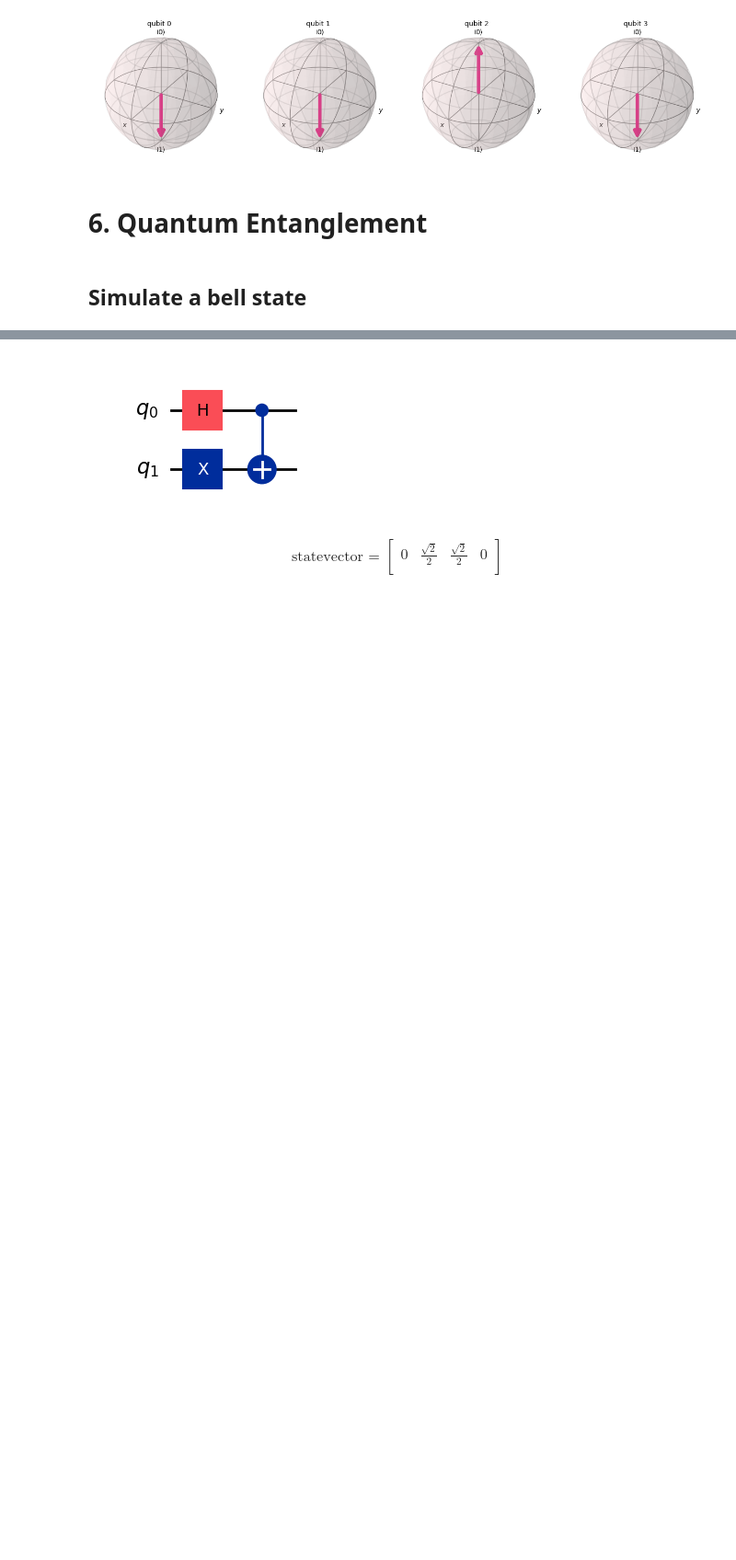
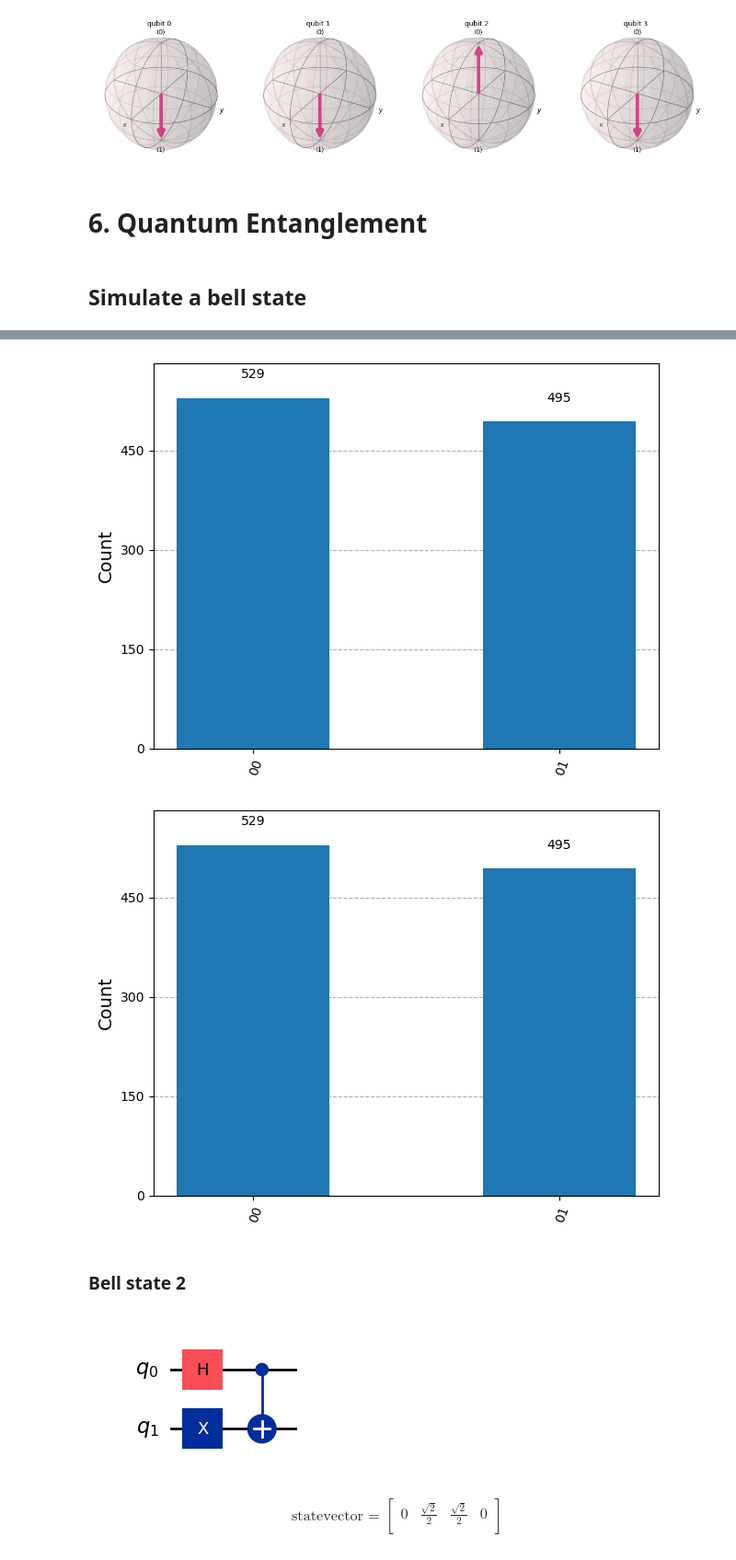
Before and after one commit to emgeiger/qiskit, a Jupyter notebook: Qiskit.ipynb, the cells around one changed output, grey strips where cells are left out. Shown at 92% size. Cells and saved outputs as stored; diff of their text form; code cells hidden in the pictures; blank space fills up the shorter version.

```diff
--- a/Qiskit.ipynb
+++ b/Qiskit.ipynb
@@ -571,3 +626,14 @@ plot_bloch_multivector(result.get_statevector())
+# %%
+circuit.measure_all()
+qasm_simulator = Aer.get_backend('qasm_simulator')
+compiled_circuit = transpile(circuit, backend=qasm_simulator)
+result = qasm_simulator.run(compiled_circuit, shots=1024).result()
+plot_histogram(result.get_counts())
+# %% [output]
+[figure, added]
+[figure, added]
+# %% [markdown]
+### Bell state 2
 # %%
 circuit = QuantumCircuit(2)
 circuit.x(1)
```
Also changed, not shown: parts of 7 cells of this notebook.
